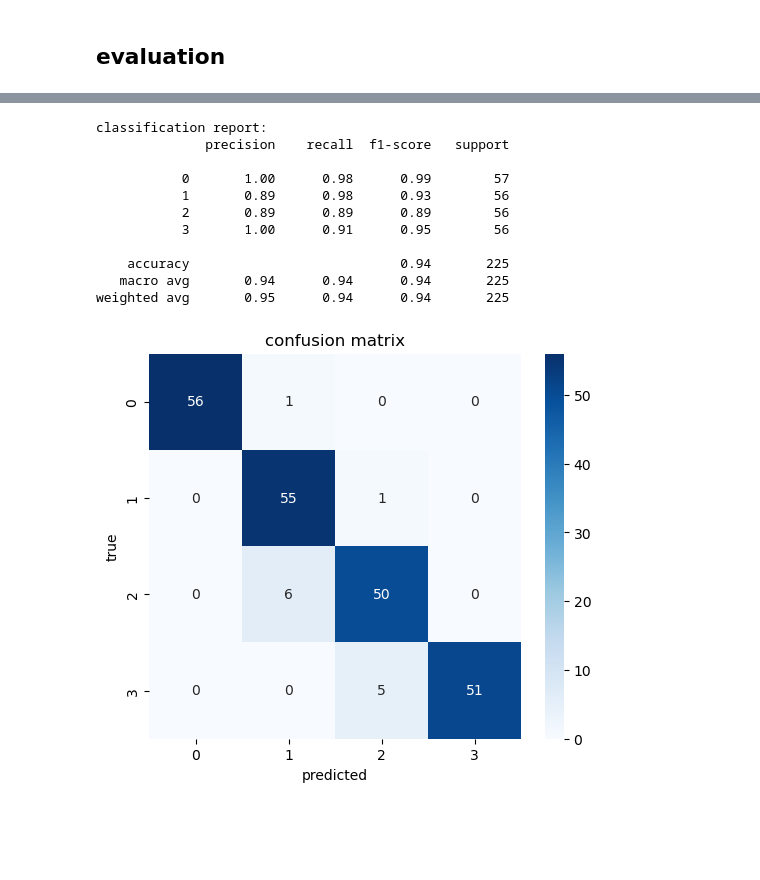
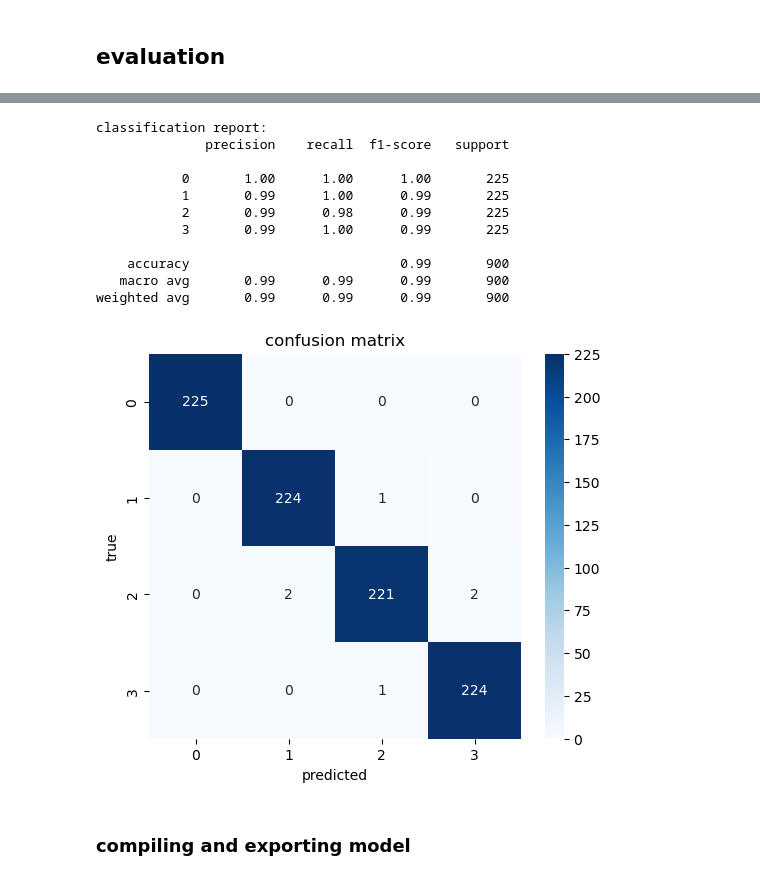
Before and after one commit to vedantabanerjee/predictive-maintainance-LSM, a Jupyter notebook: new/take1.ipynb, the cells around one changed output, grey strips where cells are left out. Saved outputs shown, nothing was run; the diff lists cells and outputs as text; code cells hidden in the pictures; blank space fills up the shorter version.

Commit message:
added model

```diff
--- a/new/take1.ipynb
+++ b/new/take1.ipynb
@@ -93,5 +147,5 @@ label classes: [0 1 2 3]
 # %%
 # train/test split (stratified by window label)
-X_train, X_test, y_train, y_test = train_test_split (X, y_enc, test_size = test_size, stratify = y_enc)
+X_train, X_test, y_train, y_test = train_test_split(X, y_idx, test_size=test_size, stratify=y_idx, random_state=42)
 # %%
 # splitting train into training and validation
@@ -111,8 +165,10 @@ X_train_scaled = scaler.transform(X_train.reshape(-1, n_channels)).reshape(X_tra
 X_val_scaled = scaler.transform(X_val.reshape(-1, n_channels)).reshape(X_val.shape)
 X_test_scaled = scaler.transform(X_test.reshape(-1, n_channels)).reshape(X_test.shape)
 # %%
-# converting labels to categorical
-num_classes = len(le.classes_)
-y_train_cat = utils.to_categorical(y_train, num_classes)
-y_val_cat = utils.to_categorical(y_val, num_classes)
-y_test_cat = utils.to_categorical(y_test, num_classes)
+# converting integer label indices to one-hot (for model.fit)
+# num_classes already set from classes list created earlier
+y_train_cat = tf.keras.utils.to_categorical(y_train, num_classes=num_classes)
+y_val_cat   = tf.keras.utils.to_categorical(y_val,   num_classes=num_classes)
+y_test_cat  = tf.keras.utils.to_categorical(y_test,  num_classes=num_classes)
+
+print("y_train_cat shape:", y_train_cat.shape, "num_classes:", num_classes)
@@ -119,41 +177,39 @@ y_test_cat = utils.to_categorical(y_test, num_classes)
 # %%
-
-
 # For Keras: ensure dtype float32
-#X_train_scaled = X_train_scaled.astype('float32')
-#X_test_scaled = X_test_scaled.astype('float32')
+X_train_scaled = X_train_scaled.astype('float32')
+X_test_scaled = X_test_scaled.astype('float32')
 # %% [markdown]
 ## model architecture
 # %%
 model = models.Sequential([
     layers.Input(shape = (window_size, n_channels)),
 
-    layers.Conv1D(32, kernel_size = 7, padding = 'same', kernel_regularizer = regularizers.l2(1e-4)),
+    layers.Conv1D(20, kernel_size = 7, padding = 'same', kernel_regularizer = regularizers.l2(1e-4)), # 32
     layers.BatchNormalization(),
     layers.Activation('relu'),
     layers.SpatialDropout1D(0.2),
     layers.MaxPooling1D(2),
 
-    layers.Conv1D(64, kernel_size = 5, padding = 'same', kernel_regularizer = regularizers.l2(1e-4)),
+    layers.Conv1D(40, kernel_size = 5, padding = 'same', kernel_regularizer = regularizers.l2(1e-4)), # 64
     layers.BatchNormalization(),
     layers.Activation('relu'),
     layers.SpatialDropout1D(0.25),
     layers.MaxPooling1D(2),
 
-    layers.Conv1D(32, kernel_size = 3, padding = 'same', kernel_regularizer = regularizers.l2(1e-4)),
+    layers.Conv1D(20, kernel_size = 3, padding = 'same', kernel_regularizer = regularizers.l2(1e-4)), # 32
     layers.BatchNormalization(),
     layers.Activation('relu'),
     layers.GlobalAveragePooling1D(),
 
-    layers.Dense(256, kernel_regularizer = regularizers.l2(1e-4)),
+    layers.Dense(64, kernel_regularizer = regularizers.l2(1e-4)), # 256
     layers.BatchNormalization(),
     layers.Activation('relu'),
-    layers.Dropout(0.5),
+    layers.Dropout(0.3),
 
-    layers.Dense(128, kernel_regularizer = regularizers.l2(1e-4)),
-    layers.BatchNormalization(),
-    layers.Activation('relu'),
-    layers.Dropout(0.2),
+    #layers.Dense(128, kernel_regularizer = regularizers.l2(1e-4)),
+    #layers.BatchNormalization(),
+    #layers.Activation('relu'),
+    #layers.Dropout(0.2),
 
     layers.Dense(num_classes, activation = 'softmax')
 ])
@@ -250,27 +306,29 @@ y_pred = np.argmax(y_pred_probs, axis = 1)
 # %%
 # classification report
 print ('classification report:')
-print(classification_report(y_test, y_pred, target_names = [str(c) for c in le.classes_]))
+print(classification_report(y_test, y_pred, target_names = [str(c) for c in classes]))
 # %% [output]
 classification report:
               precision    recall  f1-score   support
 
-           0       1.00      0.98      0.99        57
-           1       0.89      0.98      0.93        56
-           2       0.89      0.89      0.89        56
-           3       1.00      0.91      0.95        56
+           0       1.00      1.00      1.00       225
+           1       0.99      1.00      0.99       225
+           2       0.99      0.98      0.99       225
+           3       0.99      1.00      0.99       225
 
-    accuracy                           0.94       225
-   macro avg       0.94      0.94      0.94       225
-weighted avg       0.95      0.94      0.94       225
+    accuracy                           0.99       900
+   macro avg       0.99      0.99      0.99       900
+weighted avg       0.99      0.99      0.99       900
 # %%
 # confusion matrix
 cm = confusion_matrix(y_test, y_pred)
 plt.figure(figsize = (6,5))
-sns.heatmap(cm, annot = True, fmt = 'd', cmap = 'Blues', xticklabels = le.classes_, yticklabels = le.classes_)
+sns.heatmap(cm, annot=True, fmt='d', cmap='Blues', xticklabels=classes, yticklabels=classes)
 plt.xlabel('predicted')
 plt.ylabel('true')
 plt.title('confusion matrix')
 plt.show()
 # %% [output]
-[figure, old version]
+[figure, new version]
+# %% [markdown]
+### compiling and exporting model
```
Also changed, not shown: parts of 13 cells of this notebook, 4 other files.
